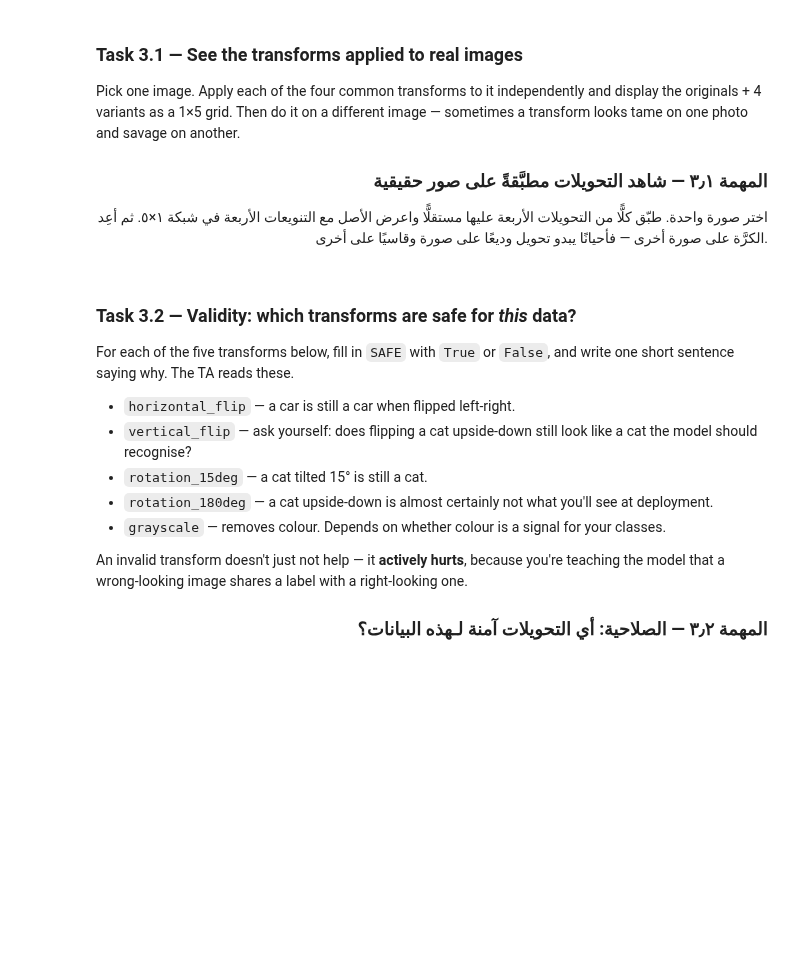
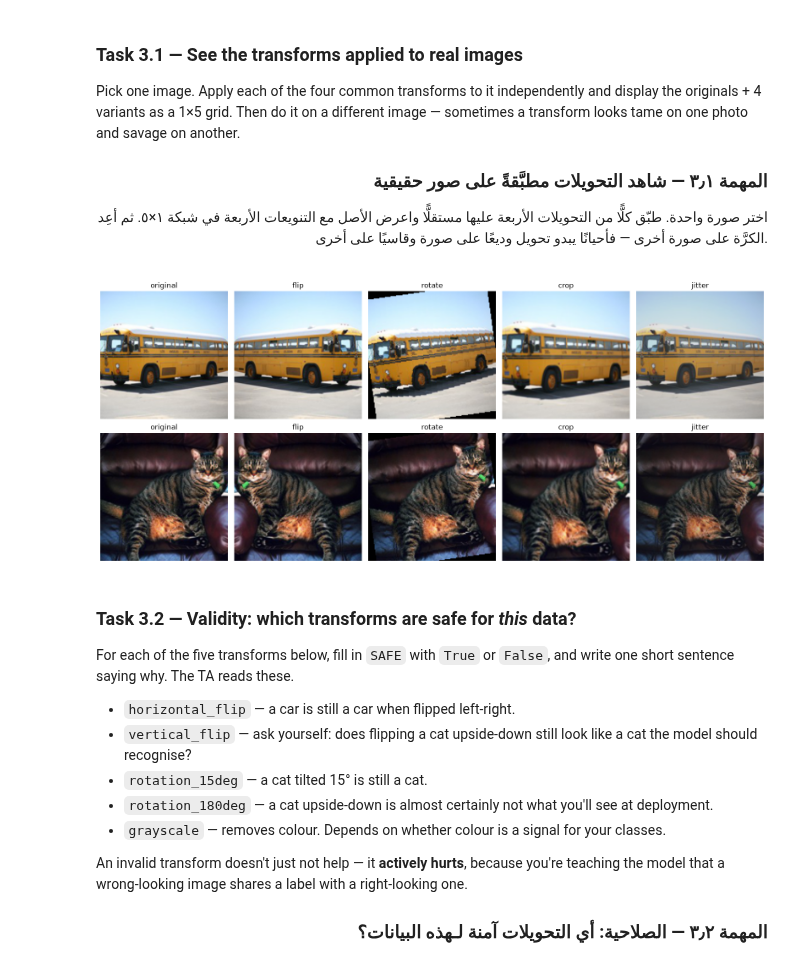
Before and after one commit to 507ahmed507-afk/AIEP_Olo_student, a Jupyter notebook: week_4_cnn_finetuning/labs/D1_pool_aug/D1_pool_aug_blank.ipynb, the cells around one changed output. Cells and saved outputs as stored; diff of their text form; code cells hidden in the pictures; blank space fills up the shorter version.

```diff
--- a/week_4_cnn_finetuning/labs/D1_pool_aug/D1_pool_aug_blank.ipynb
+++ b/week_4_cnn_finetuning/labs/D1_pool_aug/D1_pool_aug_blank.ipynb
@@ -755,27 +943,67 @@ sometimes a transform looks tame on one photo and savage on another.
 # %%
 # ────────────────────────────────────────────────────────────────────
 # 1) Each transform takes a PIL image and returns a PIL image, so you can call
 #    them directly without wrapping in Compose.
 # 2) The transforms are random — set torch.manual_seed(0) before each call if
 #    you want reproducible outputs for the figure.
 # 3) RandomResizedCrop needs a size argument; use the image's current size.
 # 4) Make the figure plt.subplots(2, 5, figsize=(16, 7)) for two rows of five.
 # Search: "torchvision transforms RandomHorizontalFlip RandomRotation RandomResizedCrop ColorJitter"
 # https://pytorch.org/vision/stable/transforms.html
 #
 # ١) كل تحويل يأخذ صورة PIL ويُرجع صورة PIL، فتستطيع نداءه
 #    مباشرة بلا `Compose`.
 # ٢) التحويلات عشوائية — ثبّت البذرة بـ`torch.manual_seed(0)` قبل كل نداء إن
 #    أردت نواتج قابلة للتكرار للشكل.
 # ٣) `RandomResizedCrop` يحتاج وسيط `size`؛ استعمل حجم الصورة الحاليّ.
 # ٤) اجعل الشكل `plt.subplots(2, 5, figsize=(16, 7))` لصفّين من خمسة.
 # ابحث عن: "torchvision transforms RandomHorizontalFlip RandomRotation RandomResizedCrop ColorJitter"
 # https://pytorch.org/vision/stable/transforms.html
 # ────────────────────────────────────────────────────────────────────
 
 sample_images = [catalogue.samples[0][0], catalogue.samples[80][0]]
+
 # TODO: Build four transforms: horizontal flip, rotation, resized crop, colour jitter.
 # مهمة: ابنِ أربعة تحويلات: قلب أفقيّ، تدوير، اقتطاع وتحجيم، خضخضة ألوان.
+
+flip = transforms.RandomHorizontalFlip(p=0.5)
+
+rotate = transforms.RandomRotation(15)
+
+crop = transforms.RandomResizedCrop(
+    size=(160, 160),
+    scale=(0.8, 1.0)
+)
+
+jitter = transforms.ColorJitter(
+    brightness=0.2,
+    contrast=0.2
+)
+
+fig, axes = plt.subplots(2, 5, figsize=(16, 7))
+
+for row, path in enumerate(sample_images):
+    original = Image.open(path).convert("RGB").resize((160, 160))
+
+    torch.manual_seed(0)
+
+    panels = [
+        ("original", original),
+        ("flip", flip(original)),
+        ("rotate", rotate(original)),
+        ("crop", crop(original)),
+        ("jitter", jitter(original))
+    ]
+
+    for ax, (title, img) in zip(axes[row], panels):
+        ax.imshow(img)
+        ax.set_title(title)
+        ax.axis("off")
+
+plt.tight_layout()
+plt.show()
+# %% [output]
+[figure, added]
 # %% [markdown]
 ### Task 3.2 — Validity: which transforms are safe for *this* data?
 
```
Also changed, not shown: parts of 15 cells of this notebook.
